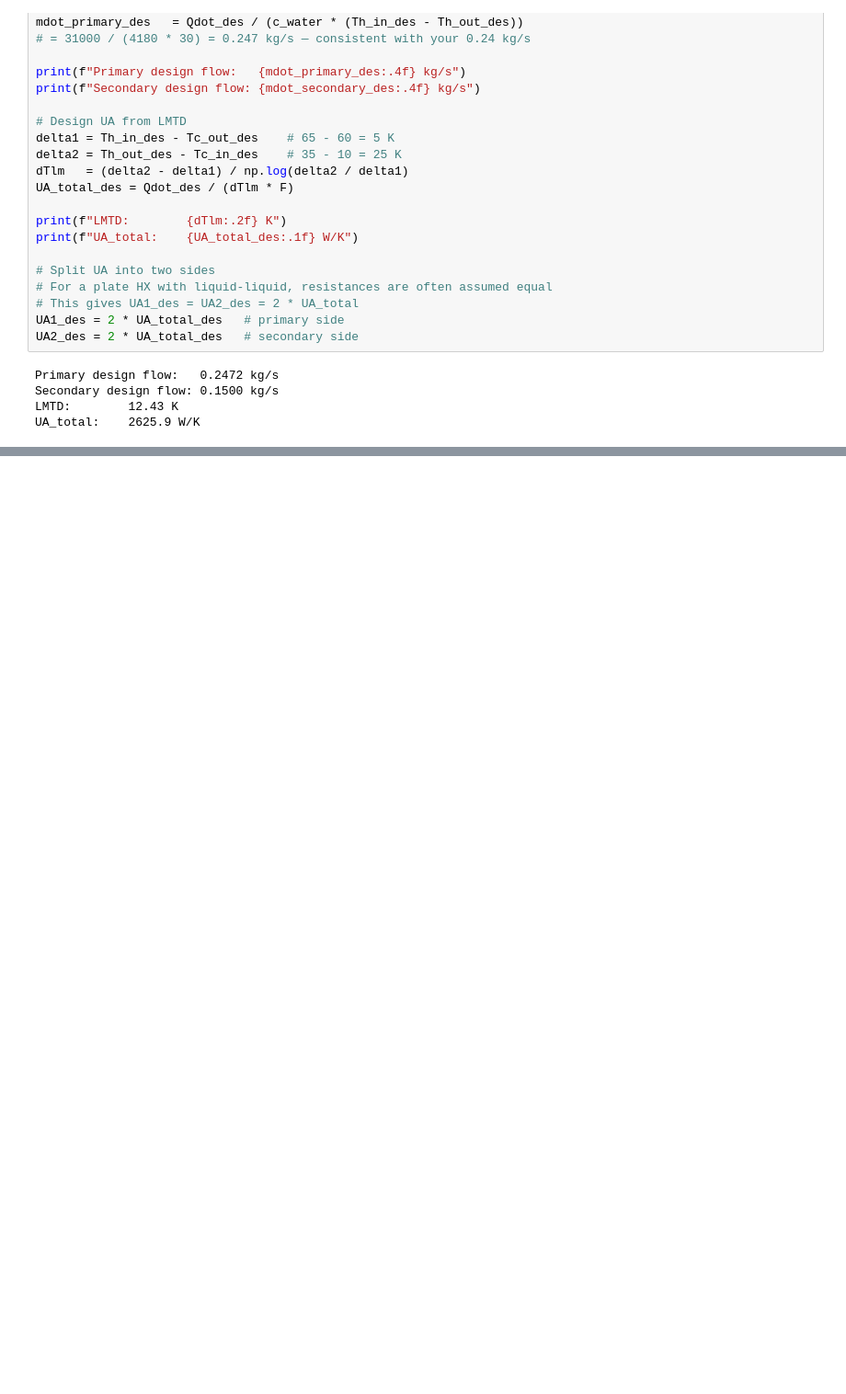
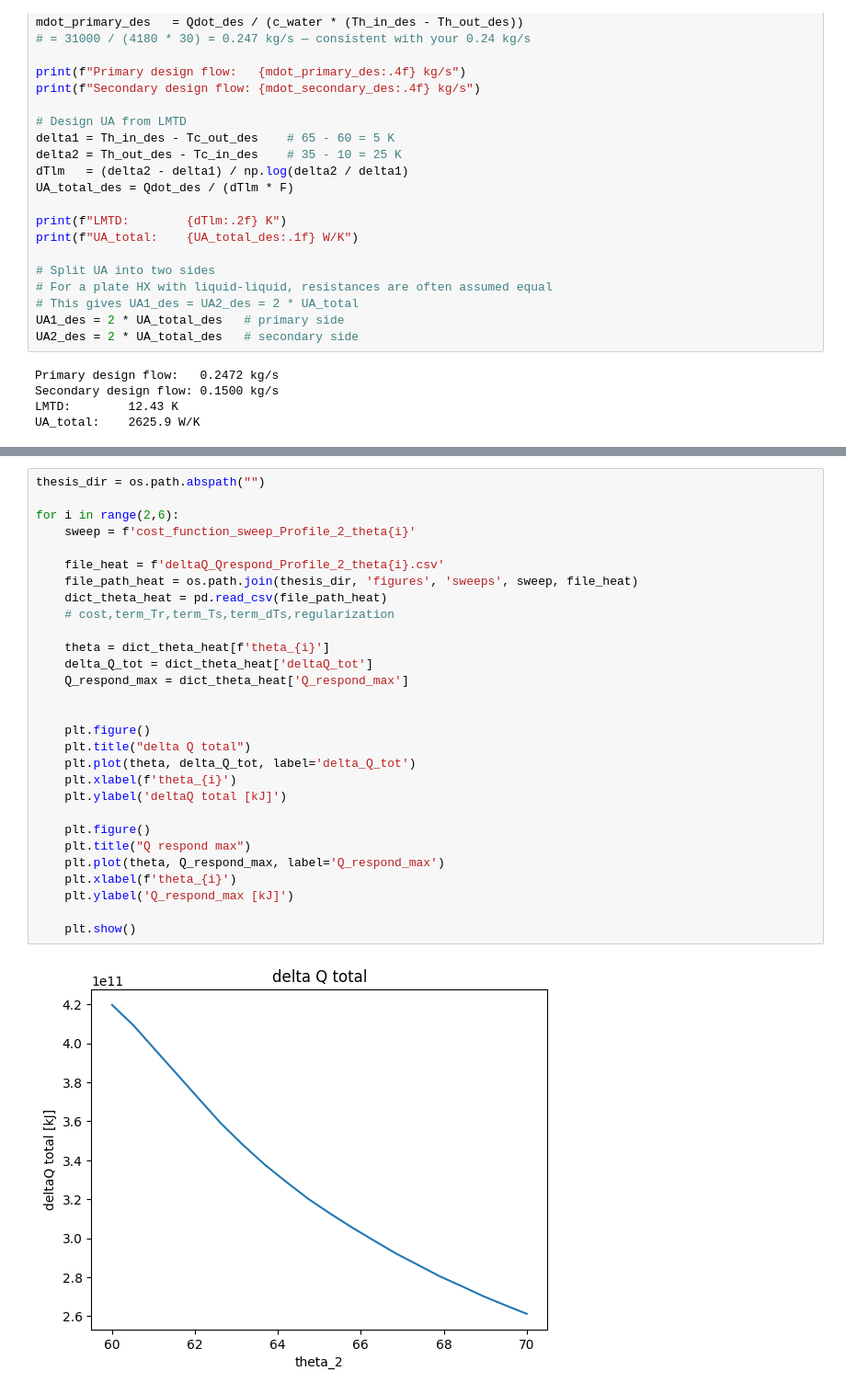
Before and after one commit to Pietervb2/thesis, a Jupyter notebook: debug.ipynb, the cells around one changed output, grey strips where cells are left out. Shown at 92% size. Saved outputs shown, nothing was run; the diff lists cells and outputs as text; blank space fills up the shorter version.

```diff
--- a/debug.ipynb
+++ b/debug.ipynb
@@ -719,0 +825,31 @@ UA_total:    2625.9 W/K
+# %%
+thesis_dir = os.path.abspath("")
+
+for i in range(2,6):
+    sweep = f'cost_function_sweep_Profile_2_theta{i}'
+
+    file_heat = f'deltaQ_Qrespond_Profile_2_theta{i}.csv'
+    file_path_heat = os.path.join(thesis_dir, 'figures', 'sweeps', sweep, file_heat)
+    dict_theta_heat = pd.read_csv(file_path_heat)
+    # cost,term_Tr,term_Ts,term_dTs,regularization
+
+    theta = dict_theta_heat[f'theta_{i}']
+    delta_Q_tot = dict_theta_heat['deltaQ_tot']
+    Q_respond_max = dict_theta_heat['Q_respond_max']
+
+
+    plt.figure()
+    plt.title("delta Q total")
+    plt.plot(theta, delta_Q_tot, label='delta_Q_tot')
+    plt.xlabel(f'theta_{i}')
+    plt.ylabel('deltaQ total [kJ]')
+
+    plt.figure()
+    plt.title("Q respond max")
+    plt.plot(theta, Q_respond_max, label='Q_respond_max')
+    plt.xlabel(f'theta_{i}')
+    plt.ylabel('Q_respond_max [kJ]')
+
+    plt.show()
+# %% [output]
+[figure, added]
```
Also changed, not shown: parts of 8 cells of this notebook, 12 other files.
